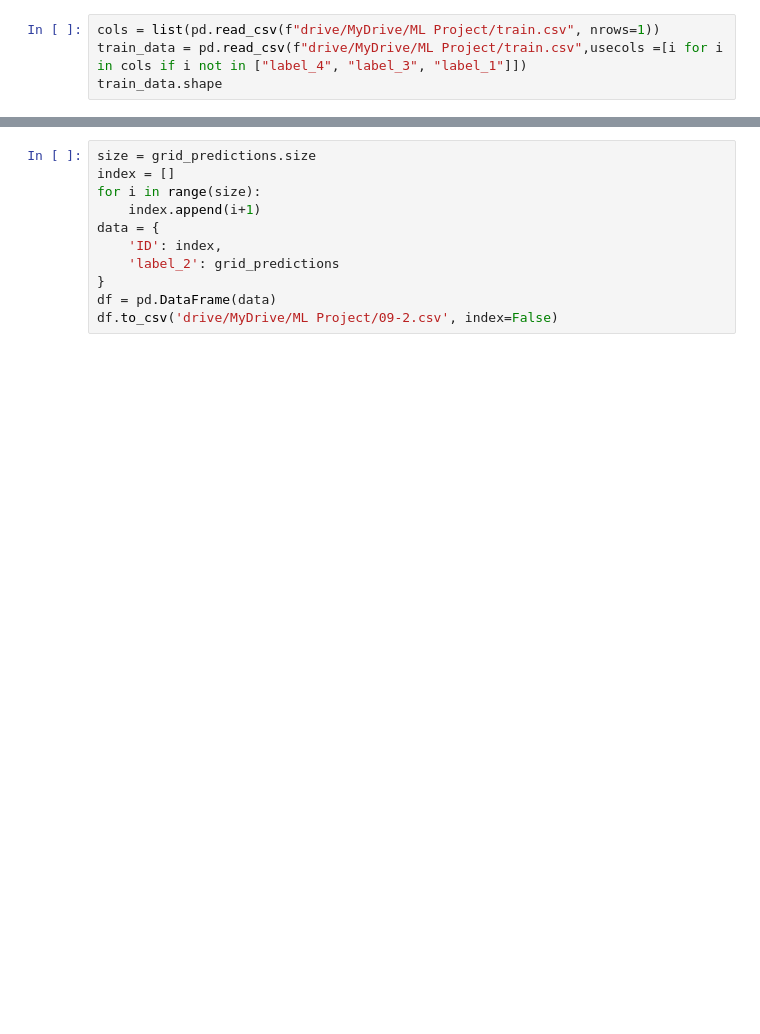
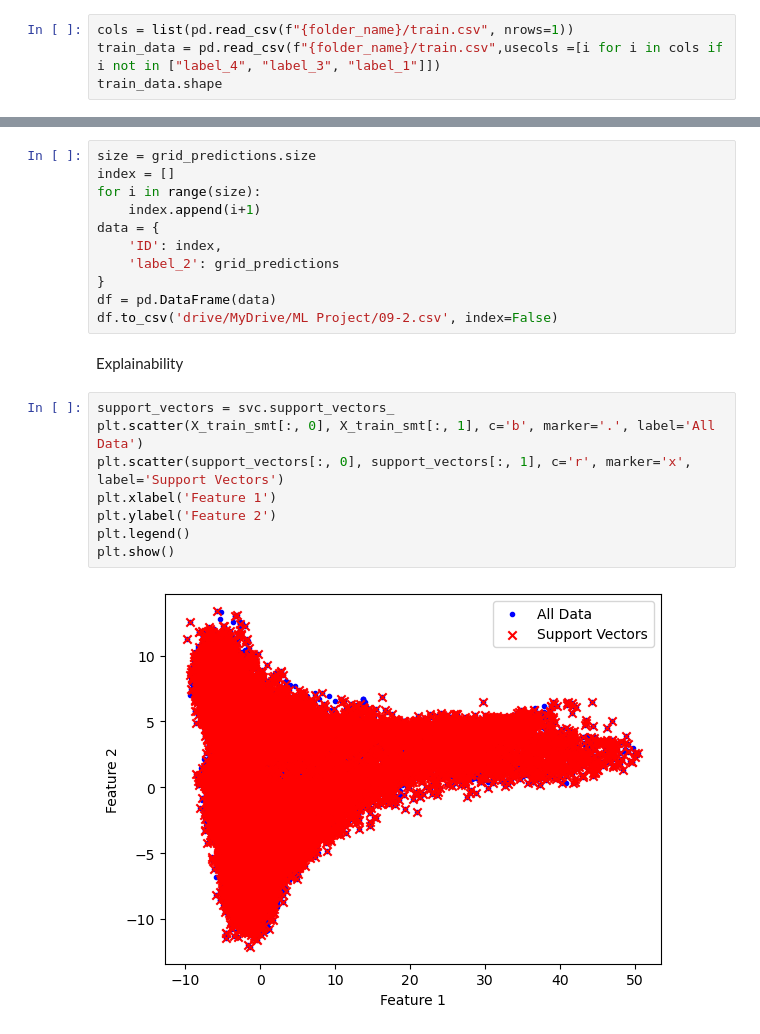
Before and after one commit to SupunDhananjaya/ml_project, a Jupyter notebook: Machine Learning Project-layer09_label2.ipynb, the cells around one changed output, grey strips where cells are left out. Saved outputs shown, nothing was run; the diff lists cells and outputs as text; blank space fills up the shorter version.

```diff
--- a/Machine Learning Project-layer09_label2.ipynb
+++ b/Machine Learning Project-layer09_label2.ipynb
@@ -31,8 +26,8 @@ folder_name = 'label_09'
 # %% [markdown]
 *Label* 02
 # %%
-cols = list(pd.read_csv(f"drive/MyDrive/ML Project/train.csv", nrows=1))
-train_data = pd.read_csv(f"drive/MyDrive/ML Project/train.csv",usecols =[i for i in cols if i not in ["label_4", "label_3", "label_1"]])
+cols = list(pd.read_csv(f"{folder_name}/train.csv", nrows=1))
+train_data = pd.read_csv(f"{folder_name}/train.csv",usecols =[i for i in cols if i not in ["label_4", "label_3", "label_1"]])
 train_data.shape
 # %% [output]
 (28520, 769)
@@ -171,3 +173,15 @@ data = {
 }
 df = pd.DataFrame(data)
 df.to_csv('drive/MyDrive/ML Project/09-2.csv', index=False)
+# %% [markdown]
+Explainability
+# %%
+support_vectors = svc.support_vectors_
+plt.scatter(X_train_smt[:, 0], X_train_smt[:, 1], c='b', marker='.', label='All Data')
+plt.scatter(support_vectors[:, 0], support_vectors[:, 1], c='r', marker='x', label='Support Vectors')
+plt.xlabel('Feature 1')
+plt.ylabel('Feature 2')
+plt.legend()
+plt.show()
+# %% [output]
+[figure, added]
```
Also changed, not shown: parts of 10 cells of this notebook, 7 other files.
